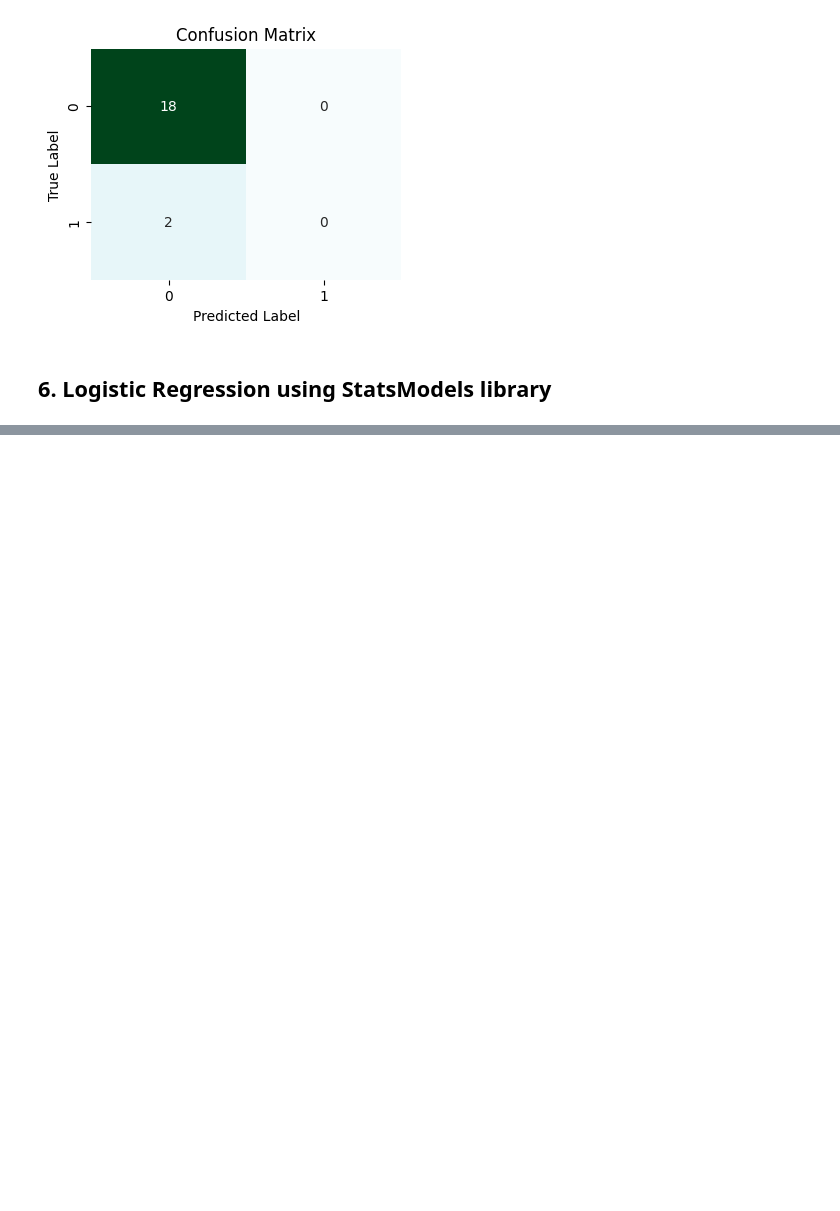
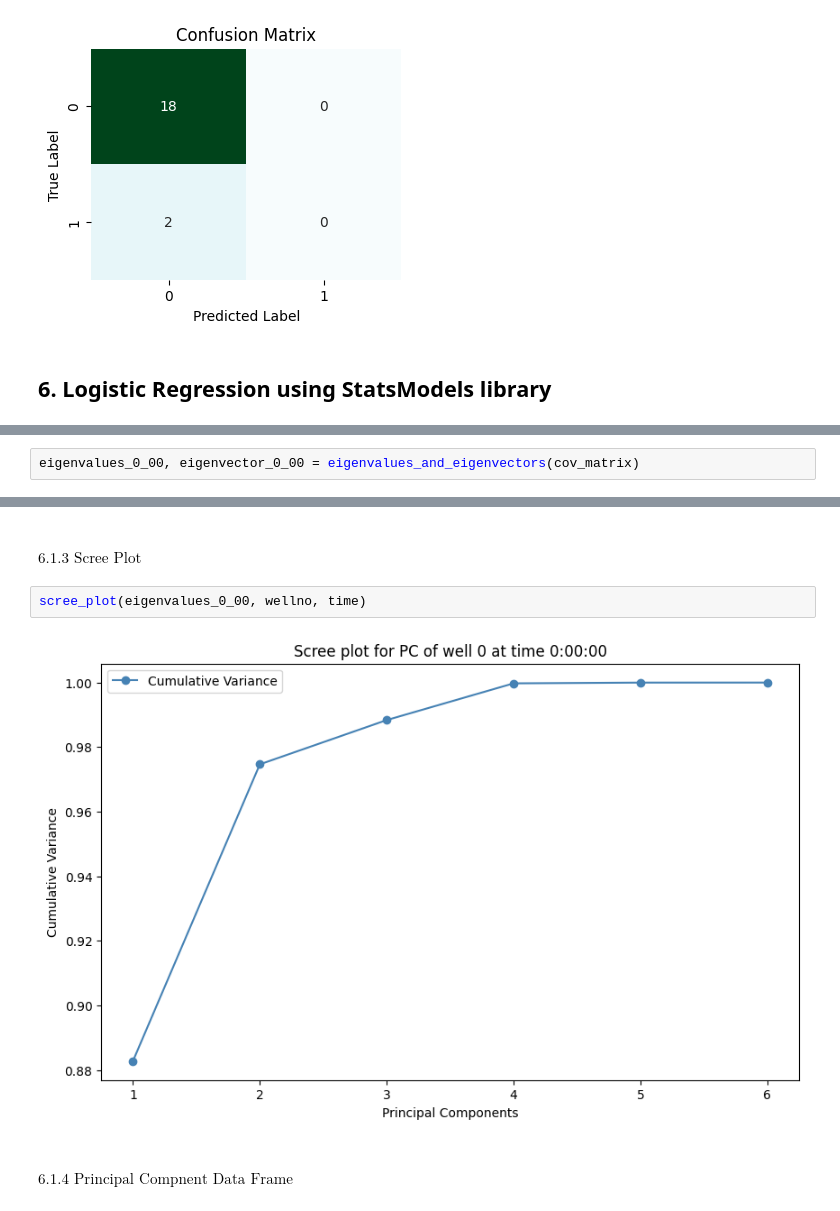
Before and after one commit to kameshcodes/ms-project, a Jupyter notebook: notebooks/2_modelling.ipynb, the cells around one changed output, grey strips where cells are left out. Cells and saved outputs as stored; diff of their text form; blank space fills up the shorter version.

```diff
--- a/notebooks/2_modelling.ipynb
+++ b/notebooks/2_modelling.ipynb
@@ -230,0 +379,2 @@ XVib              1.239e+04   3.59e+08   3.45e-05      1.000   -7.03e+08    7.03
+# %%
+eigenvalues_0_00, eigenvector_0_00 = eigenvalues_and_eigenvectors(cov_matrix)
@@ -230,0 +399,8 @@ XVib              1.239e+04   3.59e+08   3.45e-05      1.000   -7.03e+08    7.03
+# %% [markdown]
+#### $\text{6.1.3 Scree Plot}$
+# %%
+scree_plot(eigenvalues_0_00, wellno, time)
+# %% [output]
+[figure, added]
+# %% [markdown]
+#### $\text{6.1.4 Principal Compnent Data Frame}$
```
Also changed, not shown: parts of 57 cells of this notebook, 2 other files.
